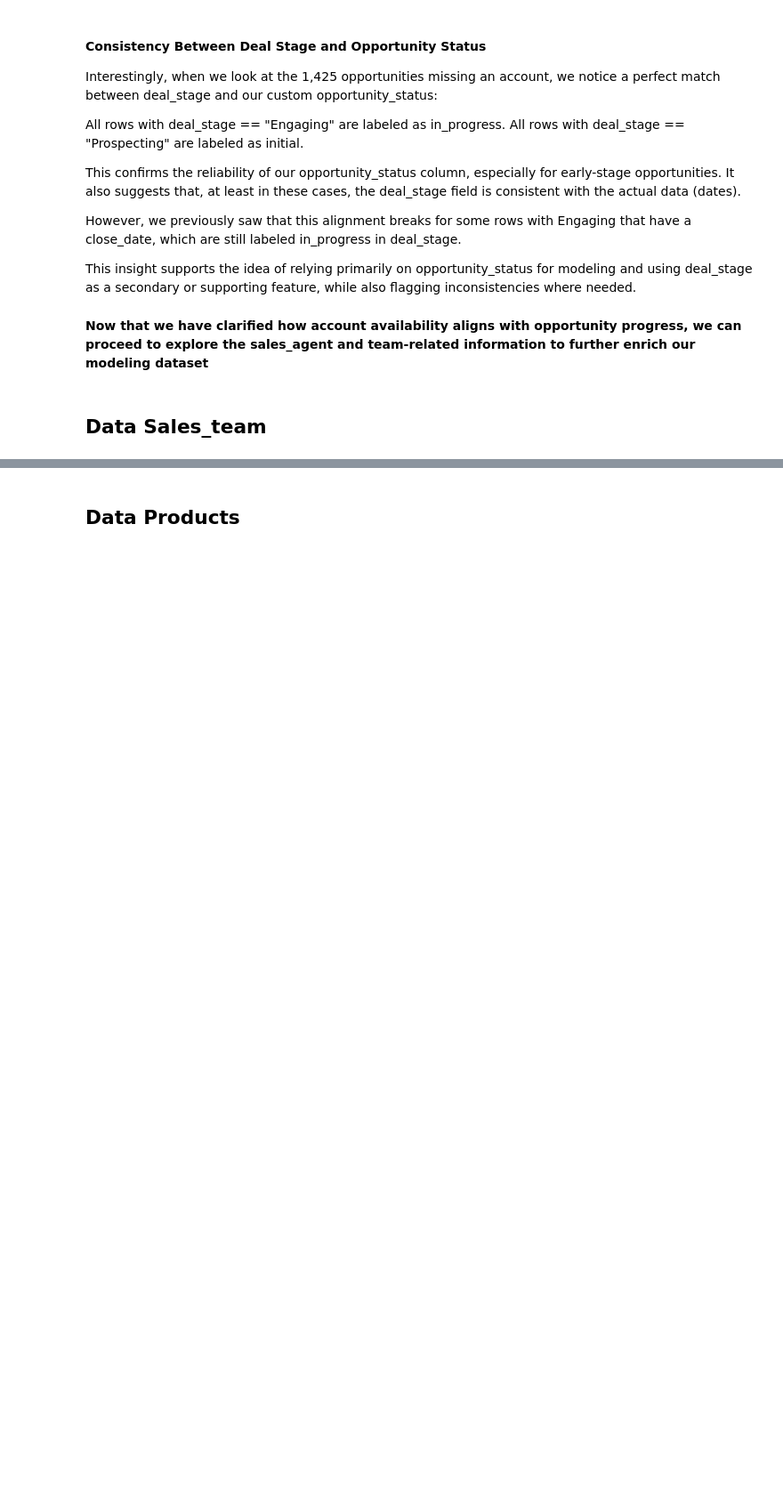
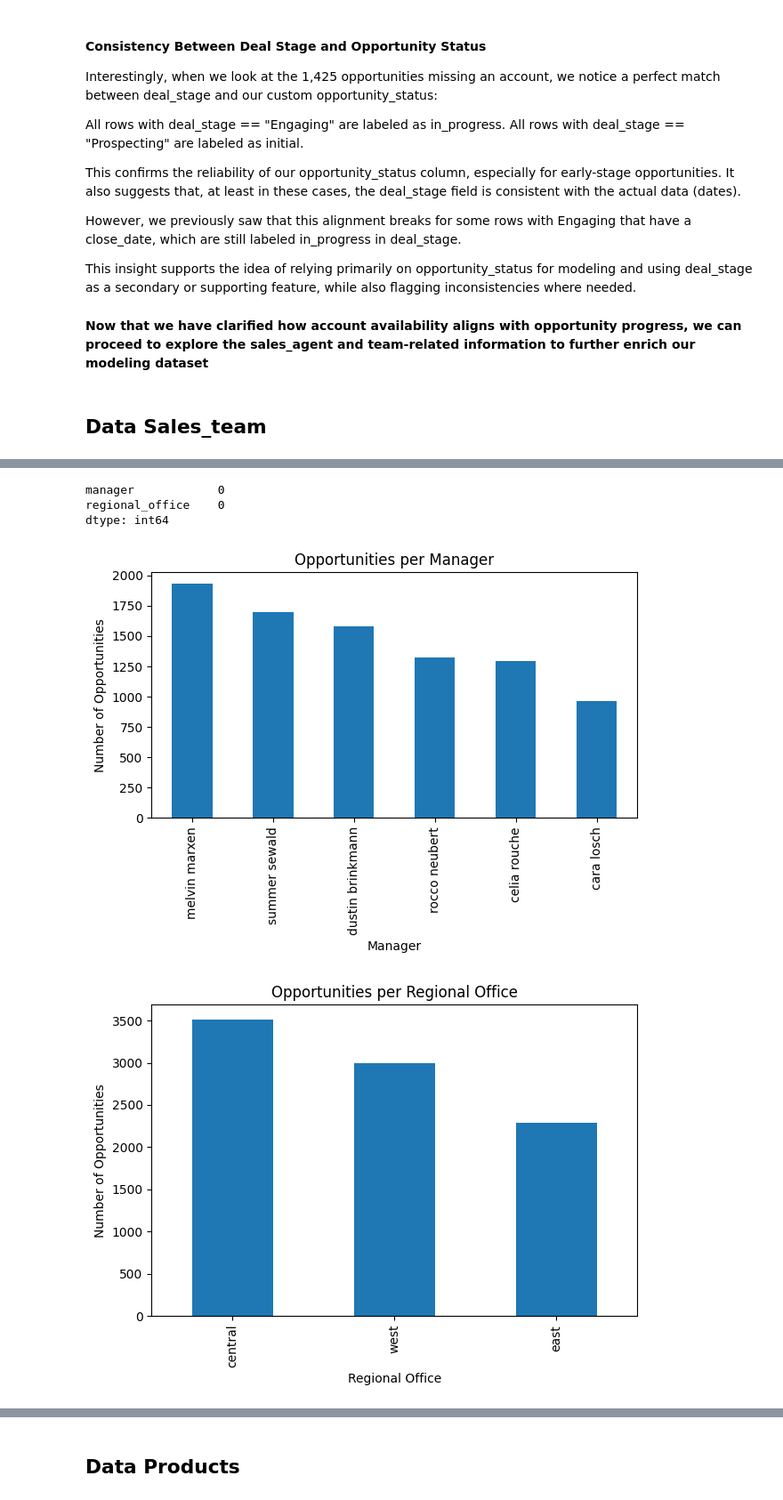
Before and after one commit to MatthieuScarset/aisrm, a Jupyter notebook: notebooks/01_data_exploration_and_cleaning.ipynb, the cells around one changed output, grey strips where cells are left out. Shown at 89% size. Saved outputs shown, nothing was run; the diff lists cells and outputs as text; code cells hidden in the pictures; blank space fills up the shorter version.

Commit message:
Clean and explore data: added data cleaning, feature discussion, and visualizations

```diff
--- a/notebooks/01_data_exploration_and_cleaning.ipynb
+++ b/notebooks/01_data_exploration_and_cleaning.ipynb
@@ -16,5 +13,7 @@ import unidecode
 # %% [markdown]
 ## Load data and Initial Exploration
+# %%
+DATA_PATH = '../raw_data/'
 # %% [markdown]
 ### Accounts
 # %% [markdown]
@@ -211,7 +210,7 @@ dtype: int64
 # %% [markdown]
 The sales_pipeline table records individual sales opportunities from the company's CRM system. Each row represents a unique opportunity and includes details such as the sales agent, product involved, customer account, deal stage (e.g., Won, Lost), engagement and close dates, and the final deal value. This dataset is essential for analyzing sales performance, conversion timelines, and agent effectiveness.
 # %%
-data_sales_pipeline = pd.read_csv('../data/raw/sales_pipeline.csv').copy()
+data_sales_pipeline = pd.read_csv(DATA_PATH +'sales_pipeline.csv').copy()
 data_sales_pipeline.head()
 # %% [output]
 |  | opportunity_id | sales_agent | product | account | deal_stage | engage_date | close_date | close_value |
@@ -284,7 +283,7 @@ dtype: int64
 # %% [markdown]
 The sales_team table provides organizational information about the company’s sales agents. Each row includes a sales agent’s name, their direct manager, and the regional office they are assigned to. This data can be used to analyze team structures, compare performance across regions, and identify managerial influence on sales outcomes.
 # %%
-data_sales_team = pd.read_csv('../data/raw/sales_teams.csv').copy()
+data_sales_team = pd.read_csv(DATA_PATH +'sales_teams.csv').copy()
 data_sales_team.head()
 # %% [output]
 |  | sales_agent | manager | regional_office |
@@ -605,0 +619,6 @@ data_sales_team = clean_string_columns(data_sales_team)
+# %%
+data_sales_pipeline_and_team = data_sales_pipeline.merge(
+    data_sales_team,
+    on = 'sales_agent',
+    how= 'left')
+data_sales_pipeline_and_team.head()
@@ -605,0 +632,23 @@ data_sales_team = clean_string_columns(data_sales_team)
+# %%
+data_sales_pipeline_and_team[['manager', 'regional_office']].isna().sum()
+# %% [output]
+manager            0
+regional_office    0
+dtype: int64
+# %%
+# Number of opportunities per manager
+data_sales_pipeline_and_team['manager'].value_counts().plot(kind='bar', title='Opportunities per Manager')
+plt.xlabel('Manager')
+plt.ylabel('Number of Opportunities')
+plt.tight_layout()
+plt.show()
+
+# Number of opportunities per regional office
+data_sales_pipeline_and_team['regional_office'].value_counts().plot(kind='bar', title='Opportunities per Regional Office')
+plt.xlabel('Regional Office')
+plt.ylabel('Number of Opportunities')
+plt.tight_layout()
+plt.show()
+# %% [output]
+[figure, added]
+[figure, added]
```
Also changed, not shown: parts of 23 cells of this notebook, 8 other files.
